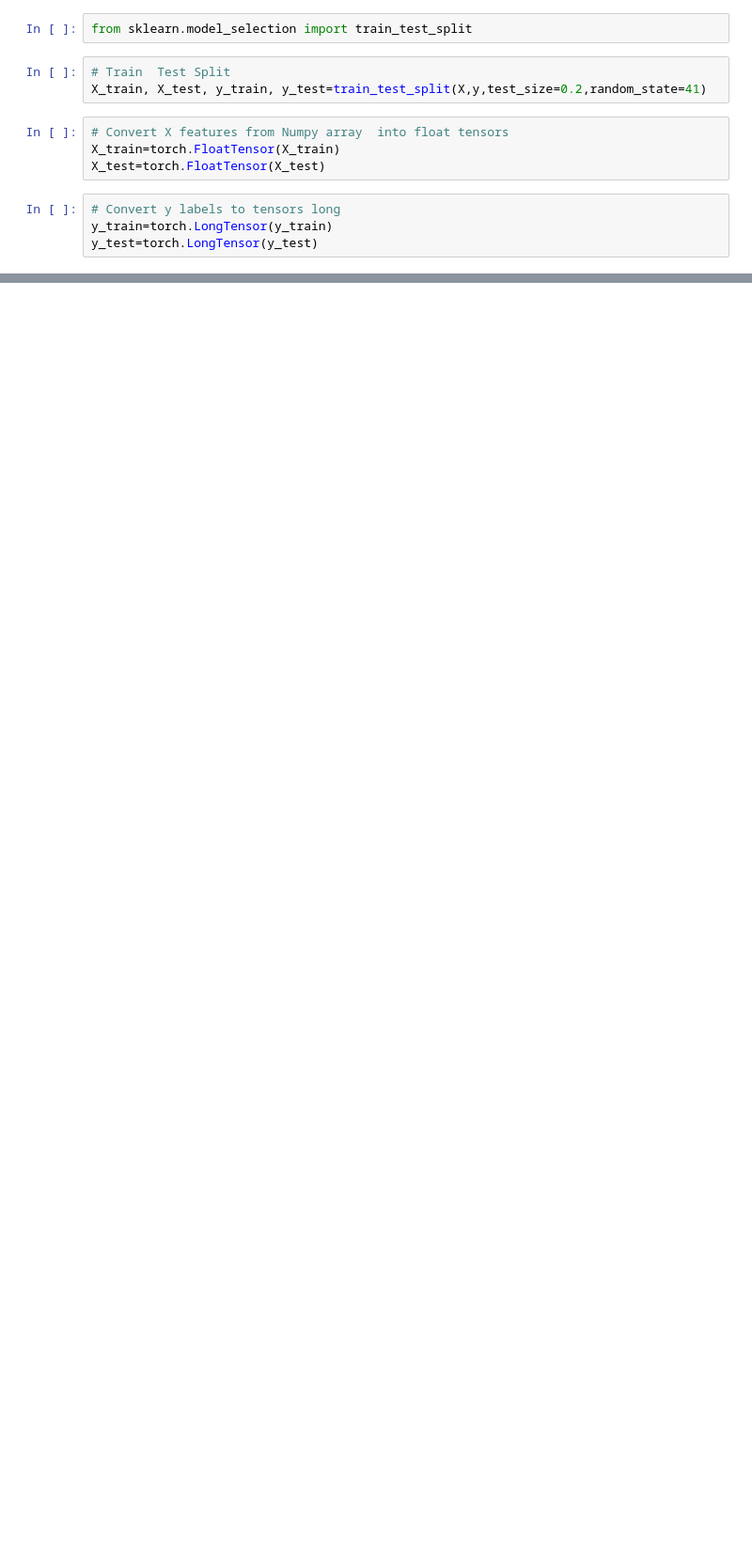
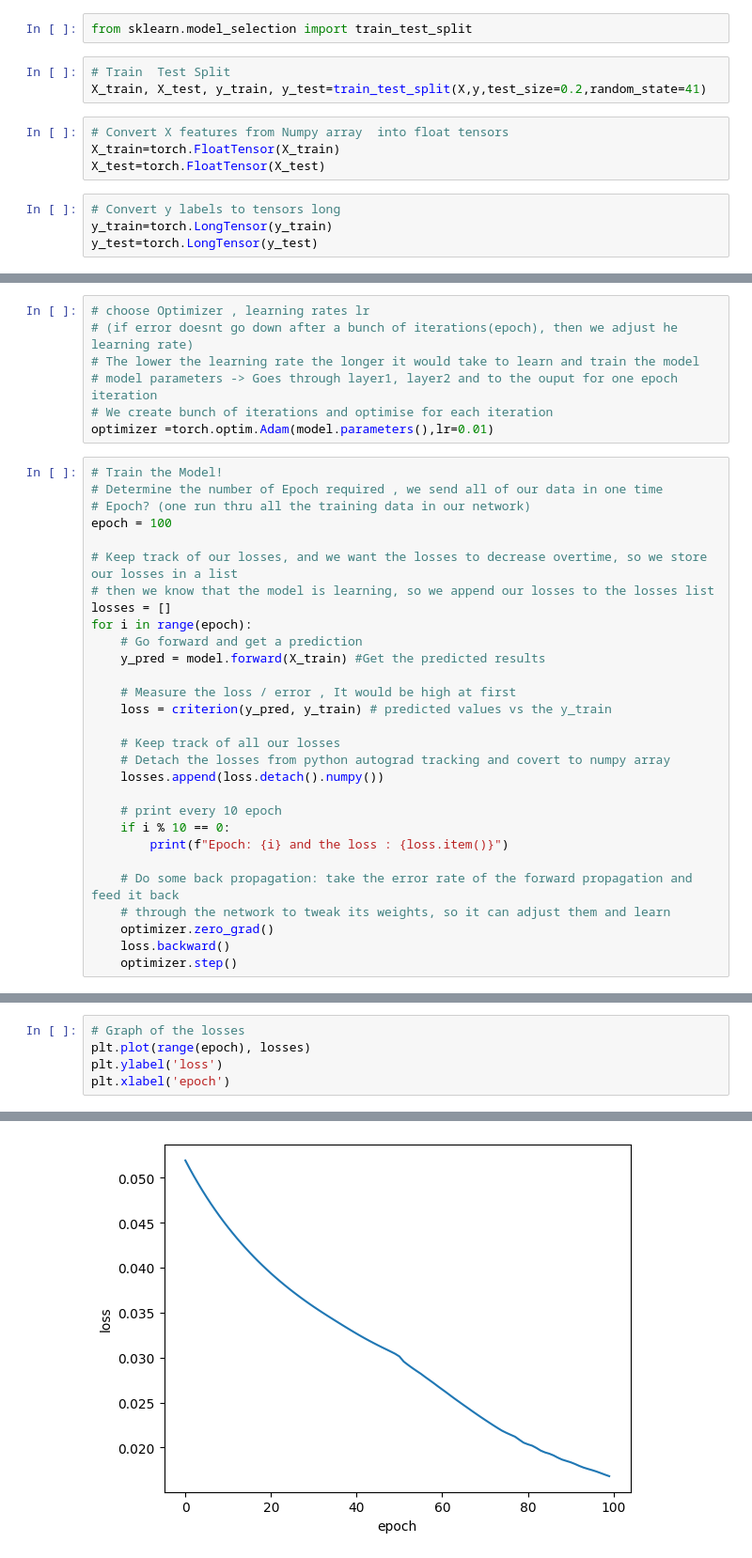
Before and after one commit to shabamichael/intro-to-pytorch-tutorial, a Jupyter notebook: pytorch-tutorial.ipynb, the cells around one changed output, grey strips where cells are left out. Shown at 94% size. Drawn from its saved outputs; the diff is of its cells as text; blank space fills up the shorter version.

```diff
--- a/pytorch-tutorial.ipynb
+++ b/pytorch-tutorial.ipynb
@@ -101,0 +137,36 @@ y_test=torch.LongTensor(y_test)
+# %%
+# choose Optimizer , learning rates lr
+# (if error doesnt go down after a bunch of iterations(epoch), then we adjust he learning rate)
+# The lower the learning rate the longer it would take to learn and train the model
+# model parameters -> Goes through layer1, layer2 and to the ouput for one epoch iteration
+# We create bunch of iterations and optimise for each iteration
+optimizer =torch.optim.Adam(model.parameters(),lr=0.01)
+# %%
+# Train the Model!
+# Determine the number of Epoch required , we send all of our data in one time
+# Epoch? (one run thru all the training data in our network)
+epoch = 100
+
+# Keep track of our losses, and we want the losses to decrease overtime, so we store our losses in a list
+# then we know that the model is learning, so we append our losses to the losses list
+losses = []
+for i in range(epoch):
+    # Go forward and get a prediction
+    y_pred = model.forward(X_train) #Get the predicted results
+
+    # Measure the loss / error , It would be high at first
+    loss = criterion(y_pred, y_train) # predicted values vs the y_train
+
+    # Keep track of all our losses
+    # Detach the losses from python autograd tracking and covert to numpy array
+    losses.append(loss.detach().numpy())
+
+    # print every 10 epoch
+    if i % 10 == 0:
+        print(f"Epoch: {i} and the loss : {loss.item()}")
+
+    # Do some back propagation: take the error rate of the forward propagation and feed it back
+    # through the network to tweak its weights, so it can adjust them and learn
+    optimizer.zero_grad()
+    loss.backward()
+    optimizer.step()
@@ -101,0 +184,6 @@ y_test=torch.LongTensor(y_test)
+# %%
+# Graph of the losses
+plt.plot(range(epoch), losses)
+plt.ylabel('loss')
+plt.xlabel('epoch')
+# %% [output]
@@ -101,0 +191 @@ y_test=torch.LongTensor(y_test)
+[figure, added]
```
Also changed, not shown: parts of 6 cells of this notebook.
